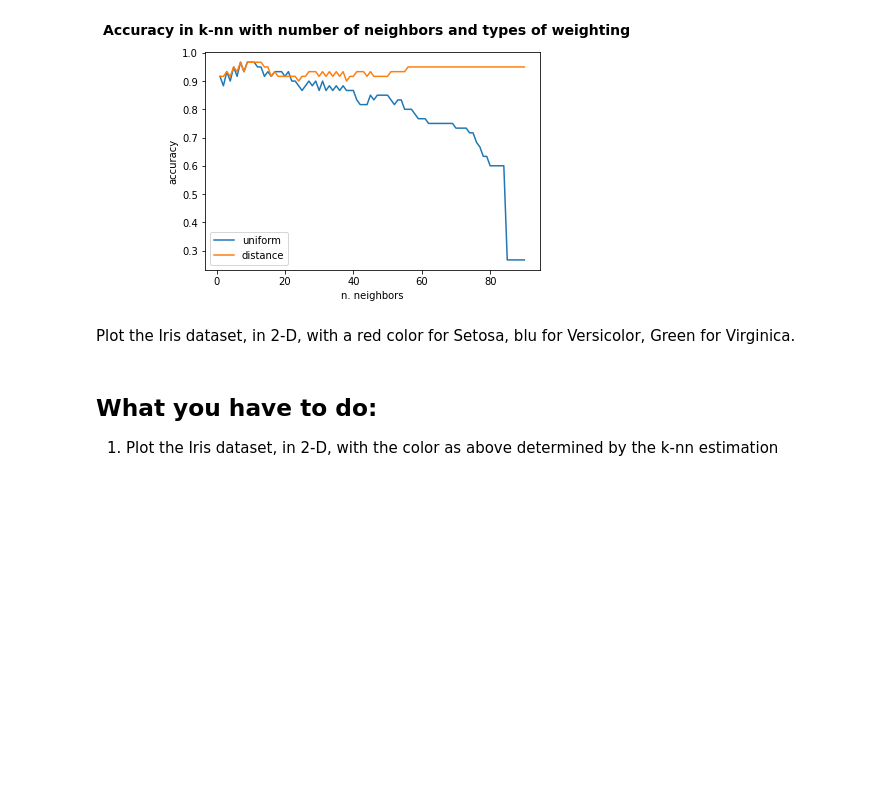
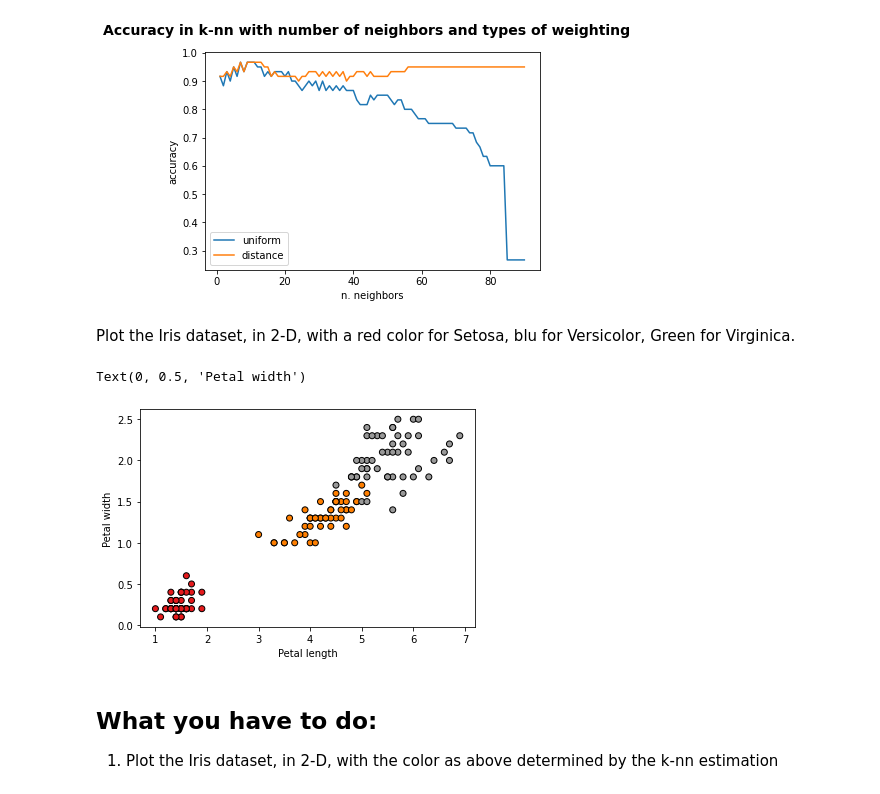
Before and after one commit to Fazzaa/ml_lab, a Jupyter notebook: knn/classification_iris_knn_aa_21_22.ipynb, the cells around one changed output. Cells and saved outputs as stored; diff of their text form; code cells hidden in the pictures; blank space fills up the shorter version.

```diff
--- a/knn/classification_iris_knn_aa_21_22.ipynb
+++ b/knn/classification_iris_knn_aa_21_22.ipynb
@@ -283,6 +209,22 @@ best accuracy=0.9666666666666667
 [figure]
 # %% [markdown]
 Plot the Iris dataset, in 2-D, with a red color for Setosa, blu for Versicolor, Green for Virginica.
+# %%
+'''
+1. sepal length in cm
+2. sepal width in cm
+3. petal length in cm
+4. petal width in cm
+'''
+X = iris.data[:, 2:]
+y = iris.target
+
+plt.scatter(X[:, 0], X[:, 1], c=y, cmap=plt.cm.Set2, edgecolor="k")
+plt.xlabel("Petal length")
+plt.ylabel("Petal width")
+# %% [output]
+Text(0, 0.5, 'Petal width')
+[figure, added]
 # %% [markdown]
 ## What you have to do:
 1. Plot the Iris dataset, in 2-D, with the color as above determined by the k-nn estimation
```
Also changed, not shown: parts of 4 cells of this notebook.
